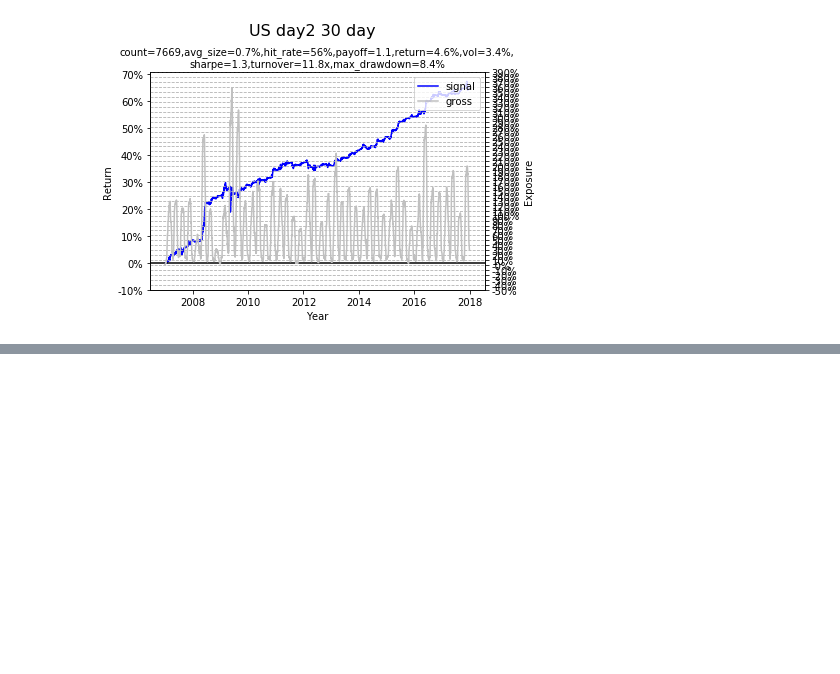
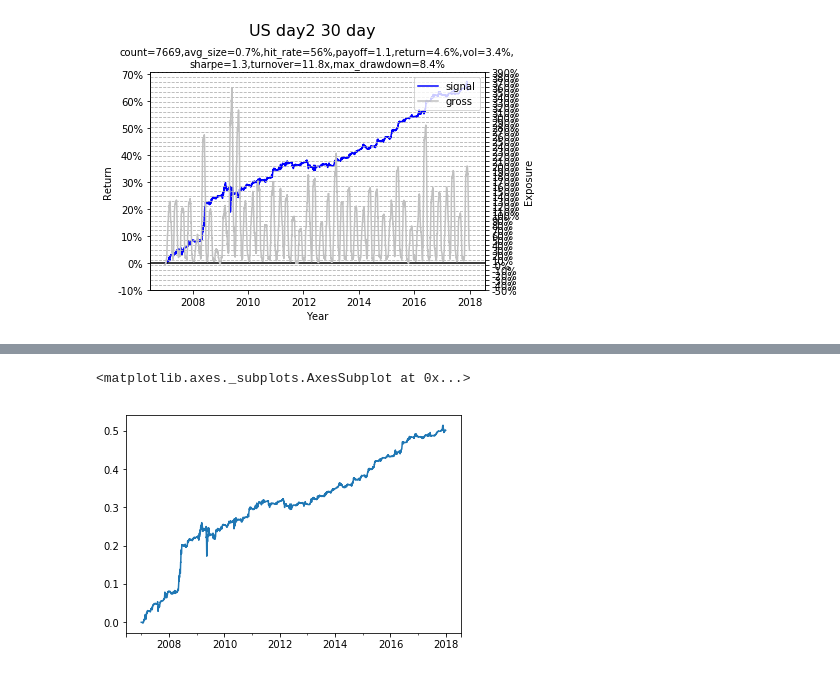
Before and after one commit to zliyclh/post_result, a Jupyter notebook: Signal 1 new version.ipynb, the cells around one changed output, grey strips where cells are left out. Saved outputs shown, nothing was run; the diff lists cells and outputs as text; code cells hidden in the pictures; blank space fills up the shorter version.

```diff
--- a/Signal 1 new version.ipynb
+++ b/Signal 1 new version.ipynb
@@ -647,3 +664,8 @@ US_day2_30d.plot_account("US day2 30 day")
+# %%
+np.log(1+_portfolio[1]).plot()
+# %% [output]
+<matplotlib.axes._subplots.AxesSubplot at 0x...>
+[figure, added]
 # %%
 datetime.now()
 # %% [output]
```
Also changed, not shown: parts of 19 cells of this notebook.
